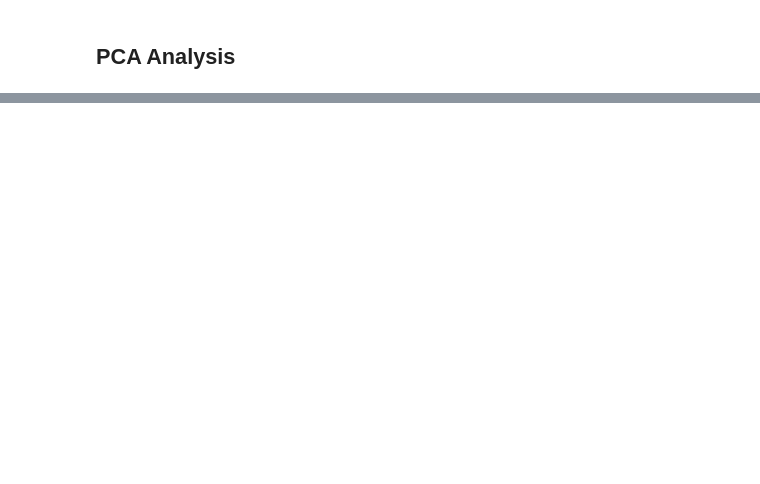
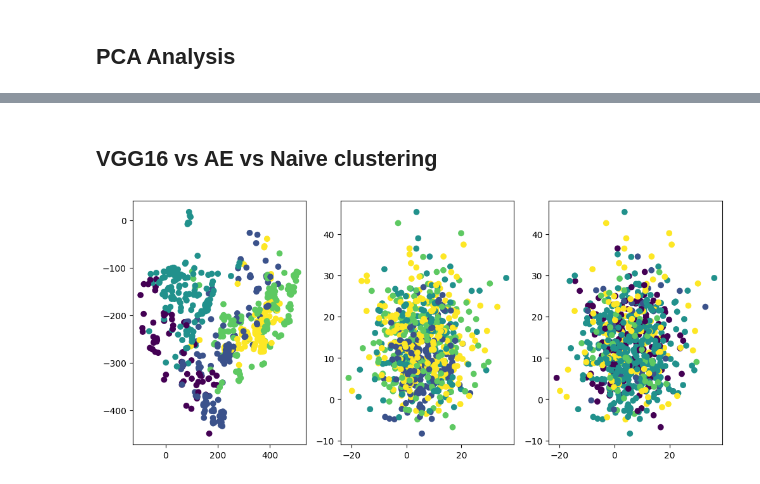
Before and after one commit to Emmanuel-mg/Unsupervised-clustering-of-proteins-using-contact-maps, a Jupyter notebook: reconstruct.ipynb, the cells around one changed output, grey strips where cells are left out. Cells and saved outputs as stored; diff of their text form; code cells hidden in the pictures; blank space fills up the shorter version.

```diff
--- a/reconstruct.ipynb
+++ b/reconstruct.ipynb
@@ -141,0 +156,23 @@ plt.show()
+# %% [markdown]
+## VGG16 vs AE vs Naive clustering
+# %%
+v116_features = np.load('features_v166.npz')['features']
+flatten_maps = maps.reshape(737,-1)
+# %%
+from sklearn.cluster import KMeans
+kmeans_ae = KMeans(n_clusters = 5, init = "random", n_init = 10, random_state = 0).fit(encoded)
+cluster_des_ae = kmeans_ae.fit_predict(encoded)
+kmeans_v116 = KMeans(n_clusters = 5, init = "random", n_init = 10, random_state = 0).fit(v116_features)
+cluster_des_v116 = kmeans_v116.fit_predict(v116_features)
+kmeans_naive = KMeans(n_clusters = 5, init = "random", n_init = 10, random_state = 0).fit(flatten_maps)
+cluster_des_flatten = kmeans_naive.fit_predict(flatten_maps)
+U_v, V_v, D_v = np.linalg.svd(v116_features)
+# %%
+fig, ax = plt.subplots(1,3)
+fig.set_size_inches(12,5)
+ax[0].scatter(encoded @ D[:,0], encoded @ D[:,1], c = cluster_des_ae / max(cluster_des_ae))
+ax[1].scatter(v116_features @ D_v[:,0], v116_features @ D_v[:,1], c = cluster_des_v116 / max(cluster_des_v116))
+ax[2].scatter(v116_features @ D_v[:,0], v116_features @ D_v[:,1], c = cluster_des_flatten / max(cluster_des_flatten))
+plt.show()
+# %% [output]
+[figure, added]
```
Also changed, not shown: parts of 24 cells of this notebook, 7 other files.
